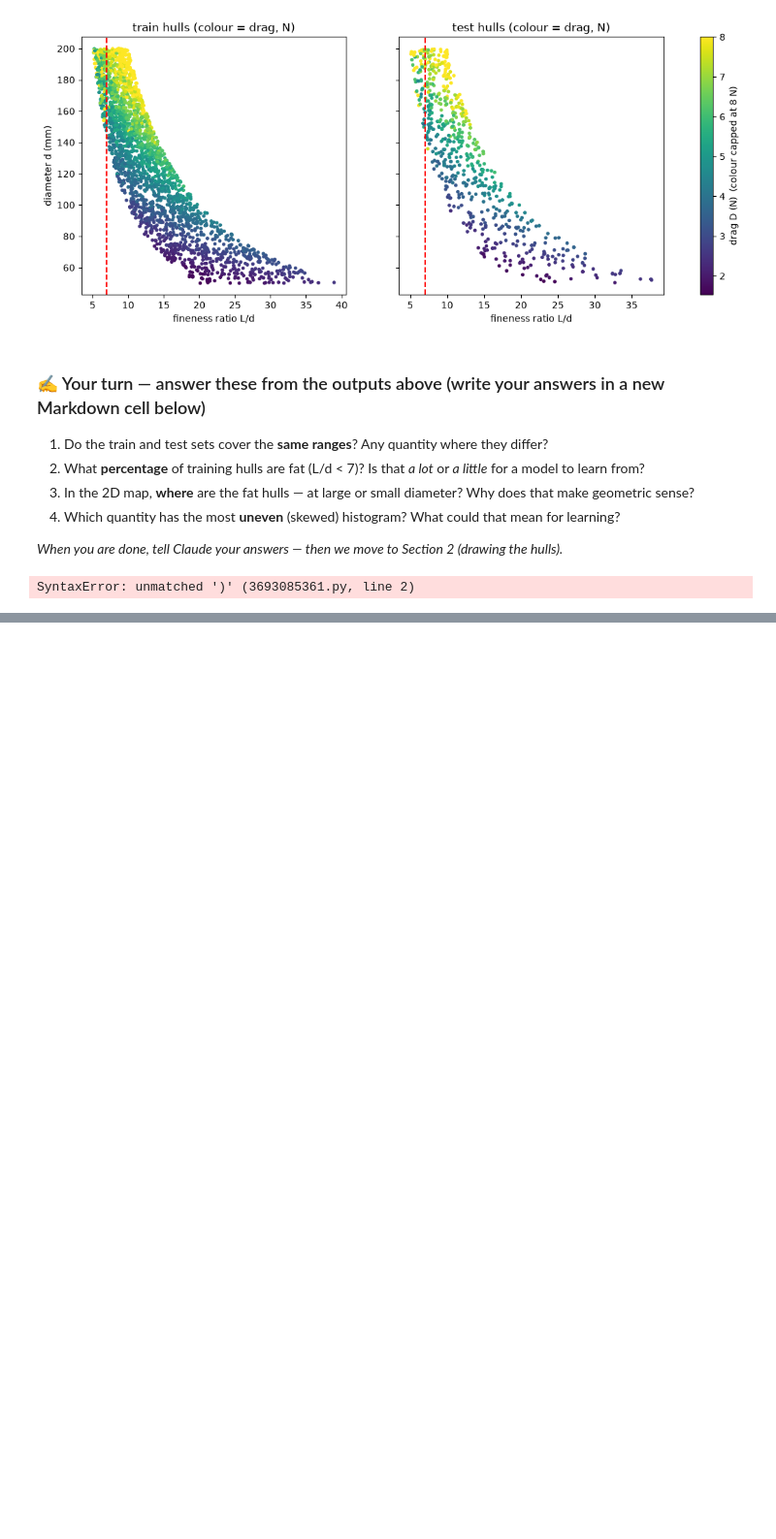
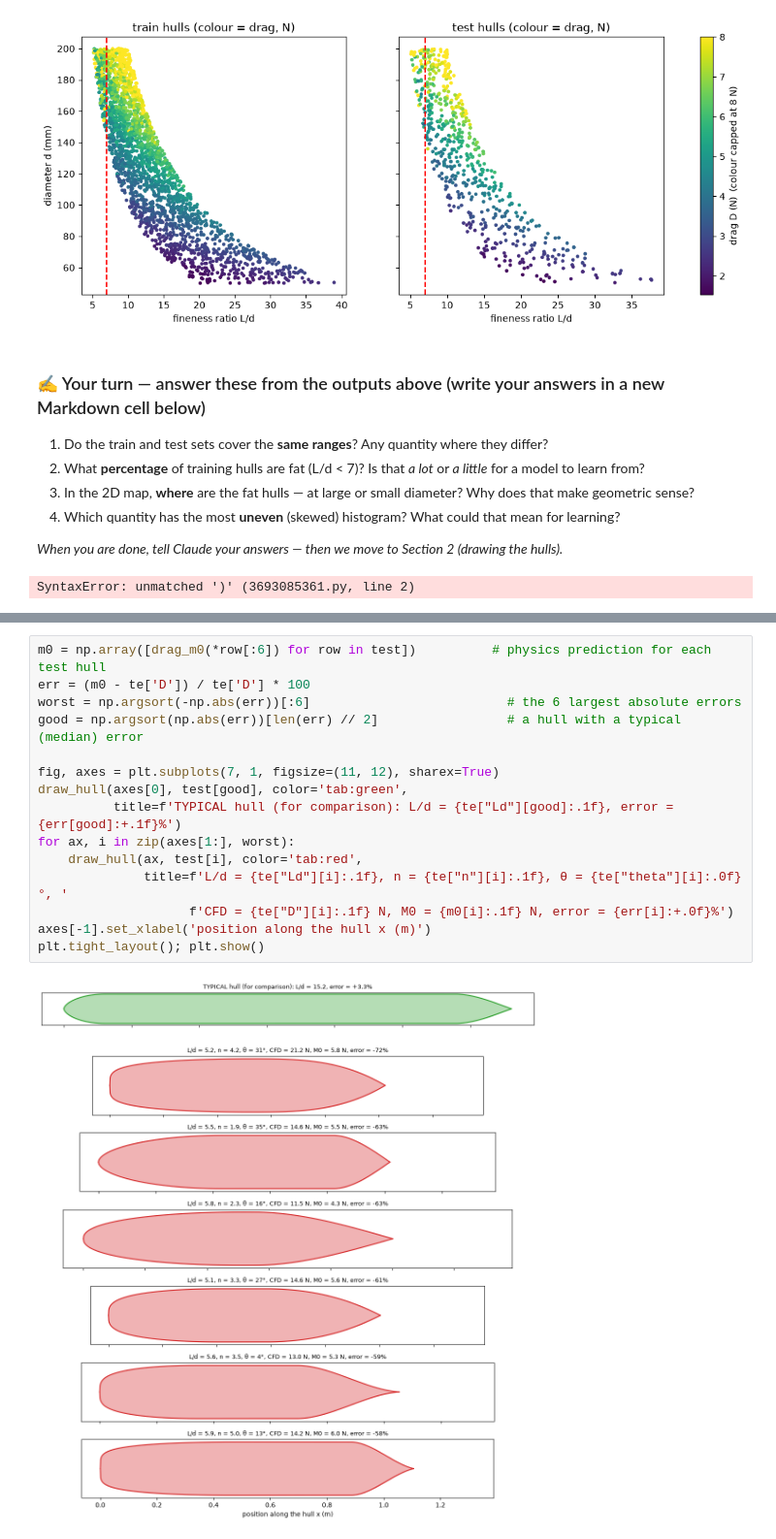
Before and after one commit to SaiKiranKumarNalla/auv-hull-surrogate, a Jupyter notebook: notebooks/01_data_exploration.ipynb, the cells around one changed output, grey strips where cells are left out. Shown at 97% size. Saved outputs shown, nothing was run; the diff lists cells and outputs as text; blank space fills up the shorter version.

```diff
--- a/notebooks/01_data_exploration.ipynb
+++ b/notebooks/01_data_exploration.ipynb
@@ -190,0 +275,17 @@ SyntaxError: unmatched ')' (3693085361.py, line 2)
+# %%
+m0 = np.array([drag_m0(*row[:6]) for row in test])          # physics prediction for each test hull
+err = (m0 - te['D']) / te['D'] * 100
+worst = np.argsort(-np.abs(err))[:6]                          # the 6 largest absolute errors
+good = np.argsort(np.abs(err))[len(err) // 2]                 # a hull with a typical (median) error
+
+fig, axes = plt.subplots(7, 1, figsize=(11, 12), sharex=True)
+draw_hull(axes[0], test[good], color='tab:green',
+          title=f'TYPICAL hull (for comparison): L/d = {te["Ld"][good]:.1f}, error = {err[good]:+.1f}%')
+for ax, i in zip(axes[1:], worst):
+    draw_hull(ax, test[i], color='tab:red',
+              title=f'L/d = {te["Ld"][i]:.1f}, n = {te["n"][i]:.1f}, θ = {te["theta"][i]:.0f}°, '
+                    f'CFD = {te["D"][i]:.1f} N, M0 = {m0[i]:.1f} N, error = {err[i]:+.0f}%')
+axes[-1].set_xlabel('position along the hull x (m)')
+plt.tight_layout(); plt.show()
+# %% [output]
+[figure, added]
```
Also changed, not shown: parts of 8 cells of this notebook, 1 other file.
